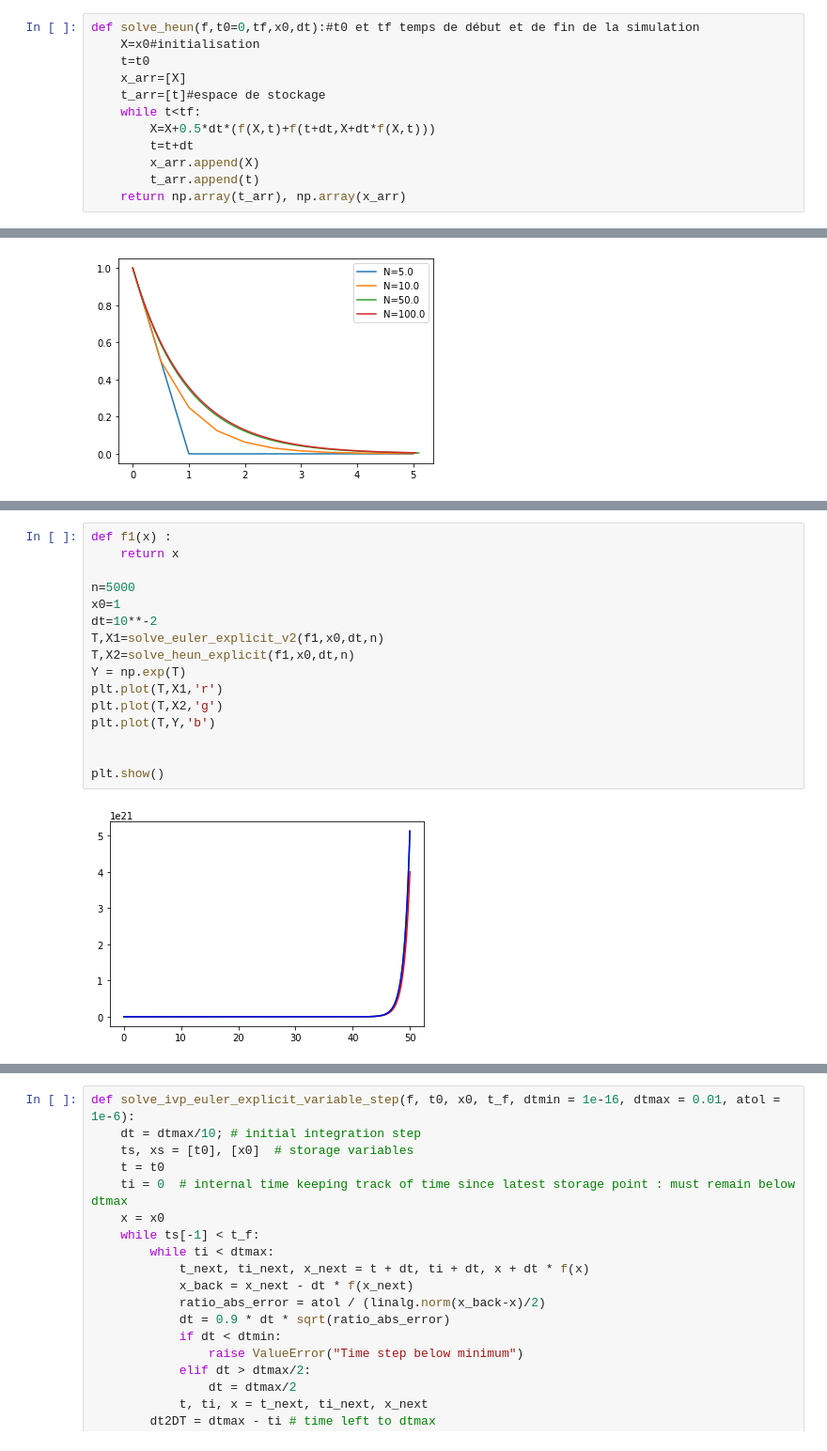
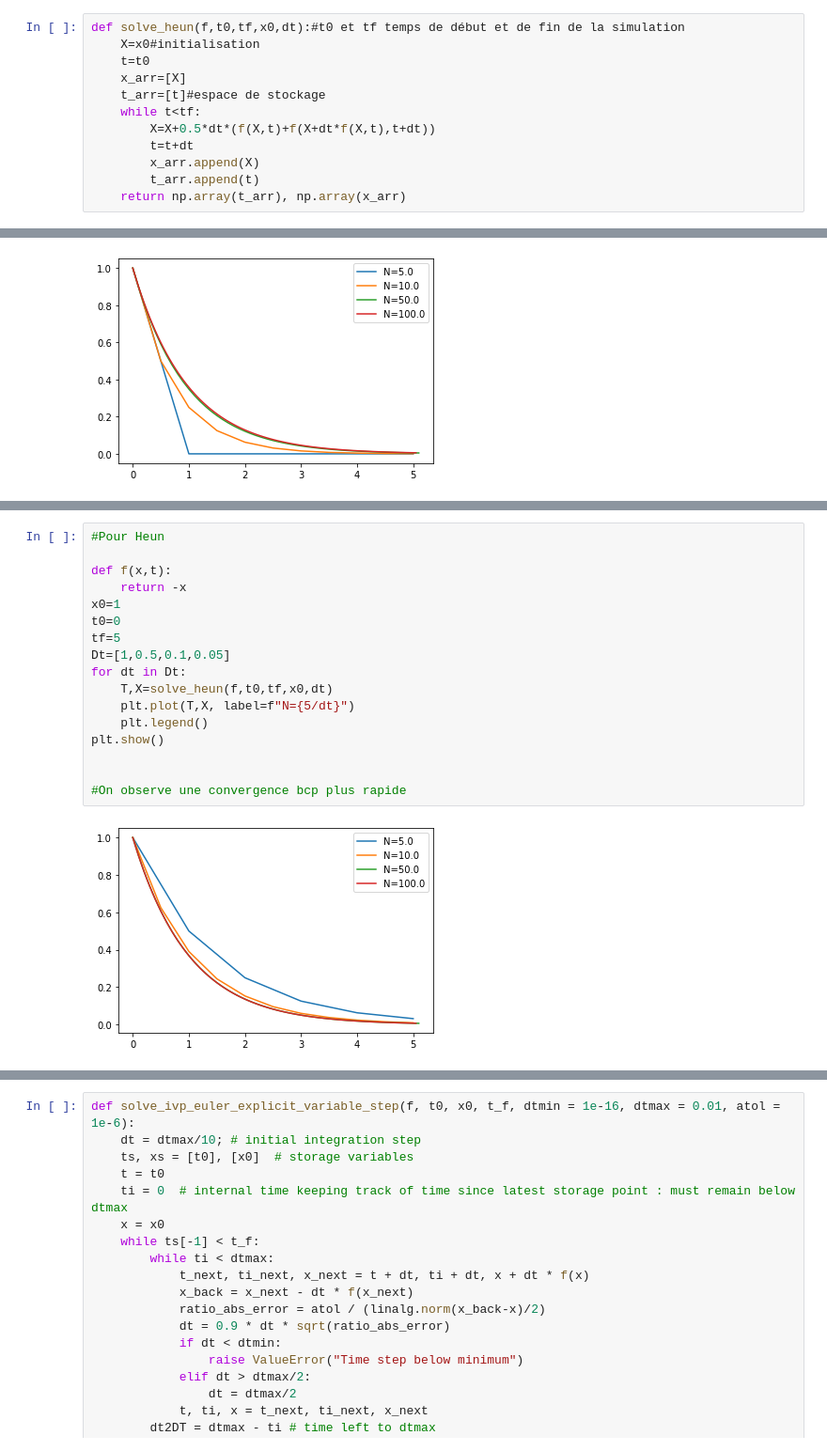
Before and after one commit to BenjaminPiet/Projet-Equa-Diff, a Jupyter notebook: Equa_diff.ipynb, the cells around one changed output, grey strips where cells are left out. Shown: that part at 94% size. Cells and saved outputs as stored; diff of their text form.

Commit message:
Test et convergence heun

```diff
--- a/Equa_diff.ipynb
+++ b/Equa_diff.ipynb
@@ -22,11 +22,11 @@ def solve_euler_explicit(f,t0,tf,x0,dt):#t0 et tf temps de début et de fin de l
 # %%
-def solve_heun(f,t0=0,tf,x0,dt):#t0 et tf temps de début et de fin de la simulation
+def solve_heun(f,t0,tf,x0,dt):#t0 et tf temps de début et de fin de la simulation
     X=x0#initialisation
     t=t0
     x_arr=[X]
     t_arr=[t]#espace de stockage
     while t<tf:
-        X=X+0.5*dt*(f(X,t)+f(t+dt,X+dt*f(X,t)))
+        X=X+0.5*dt*(f(X,t)+f(X+dt*f(X,t),t+dt))
         t=t+dt
         x_arr.append(X)
         t_arr.append(t)
@@ -76,18 +78,19 @@ On observe que dans le cas erreur/dt, le max diminue quand le nbr de point augme
-# %%
-def f1(x) :
-    return x
-
-n=5000
-x0=1
-dt=10**-2
-T,X1=solve_euler_explicit_v2(f1,x0,dt,n)
-T,X2=solve_heun_explicit(f1,x0,dt,n)
-Y = np.exp(T)
-plt.plot(T,X1,'r')
-plt.plot(T,X2,'g')
-plt.plot(T,Y,'b')
-
-
-plt.show()
-# %% [output]
-[figure, removed]
+# %%
+#Pour Heun
+
+def f(x,t):
+    return -x
+x0=1
+t0=0
+tf=5
+Dt=[1,0.5,0.1,0.05]
+for dt in Dt:
+    T,X=solve_heun(f,t0,tf,x0,dt)
+    plt.plot(T,X, label=f"N={5/dt}")
+    plt.legend()
+plt.show()
+
+
+#On observe une convergence bcp plus rapide
+# %% [output]
+[figure, added]
```
Also changed, not shown: parts of 10 cells of this notebook.
